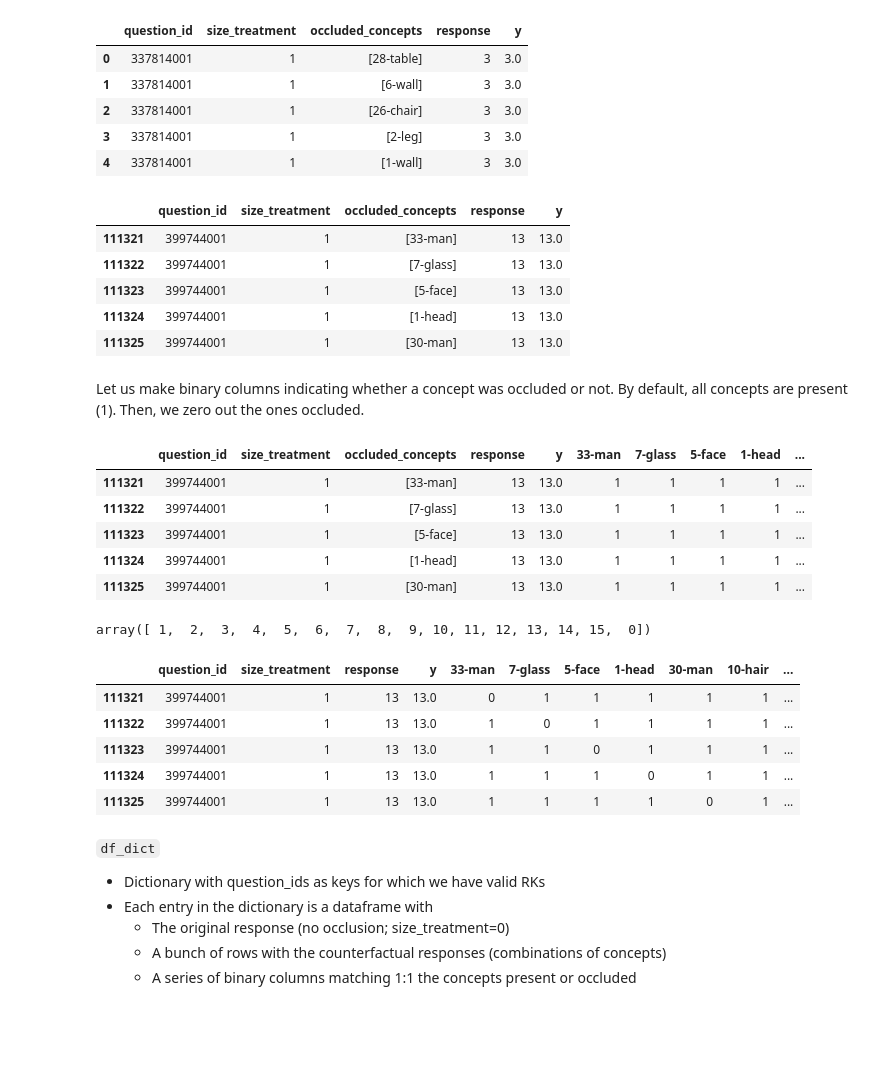
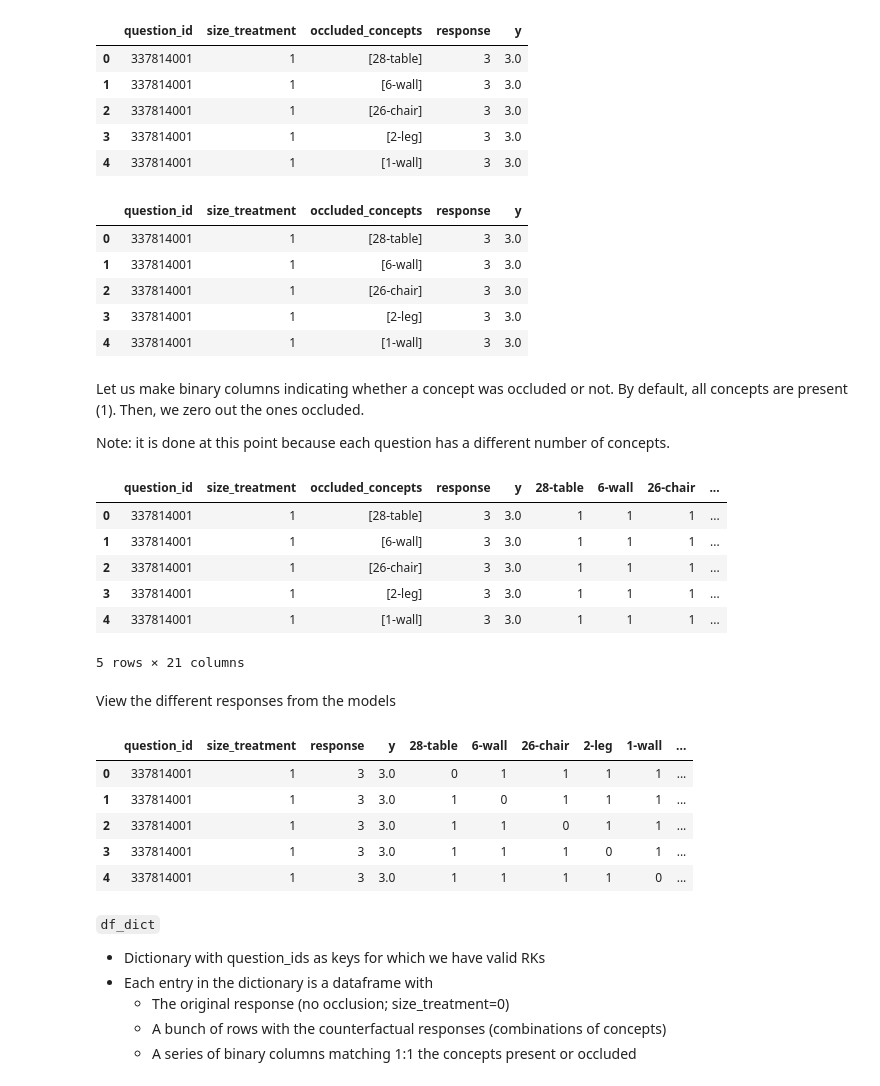
Before and after one commit to LCorti/vlm_diagnosis, a Jupyter notebook: causal_analysis/causal_effects.ipynb, the cells around one changed output. Drawn from its saved outputs; the diff is of its cells as text; code cells hidden in the pictures; blank space fills up the shorter version.

````diff
--- a/causal_analysis/causal_effects.ipynb
+++ b/causal_analysis/causal_effects.ipynb
@@ -39,12 +45,12 @@ Load responses_counter
 # TODO: change this to Path(__file__).parent for script
 base_dir = Path("../")
 resps_path = rk_config.get_parsed_rk_paths(MODEL, DATASET).format(PROMPT_VERSION)
-resps_path = base_dir.joinpath(resps_path)
+resps_path = base_dir.joinpath(resps_path).resolve()
 print(resps_path)
 resps = load_jsonl(resps_path)
 
 alt_resps_path = rk_config.get_counterfactual_rk_paths(MODEL, DATASET)
-alt_resps_path = base_dir.joinpath(alt_resps_path)
+alt_resps_path = base_dir.joinpath(alt_resps_path).resolve()
 print(alt_resps_path)
 alt_resps = load_jsonl(alt_resps_path)
 # %% [output]
@@ -106,0 +115,2 @@ df.head()
+# %%
+df["response"] = df["response"].apply(lambda x: x.lower())
@@ -124,0 +153,16 @@ dict_concepts = {
+# %%
+def fix_word_numbers(parser, x):
+    try:
+        res = int(x)
+    except Exception as _:
+        res = parser.parse(x)
+        if not res:
+            res = x  # If parse fails, it is probably a string
+        else:
+            res = int(res)  # If parse works, make sure an int is returned
+    finally:
+        return res
+
+
+w2n = Word2Num()
+df["response"] = df["response"].apply(lambda x: fix_word_numbers(w2n, x))
@@ -158,35 +211,34 @@ df.head()
 # Make dictionary of dataframes w.r.t. question id
 df_dict = {q_idx: df[df["question_id"] == q_idx] for q_idx in dict_counter_resp}
 # %%
-df_dict[399744001].head()
+df_dict[337814001].head()
 # %% [output]
 |  | question_id | size_treatment | occluded_concepts | response | y |
-| 111321 | 399744001 | 1 | [33-man] | 13 | 13.0 |
-| 111322 | 399744001 | 1 | [7-glass] | 13 | 13.0 |
-| 111323 | 399744001 | 1 | [5-face] | 13 | 13.0 |
-| 111324 | 399744001 | 1 | [1-head] | 13 | 13.0 |
-| 111325 | 399744001 | 1 | [30-man] | 13 | 13.0 |
+| 0 | 337814001 | 1 | [28-table] | 3 | 3.0 |
+| 1 | 337814001 | 1 | [6-wall] | 3 | 3.0 |
+| 2 | 337814001 | 1 | [26-chair] | 3 | 3.0 |
+| 3 | 337814001 | 1 | [2-leg] | 3 | 3.0 |
+| 4 | 337814001 | 1 | [1-wall] | 3 | 3.0 |
 # %% [markdown]
 Let us make binary columns indicating whether a concept was occluded or not.
 By default, all concepts are present (1). Then, we zero out the ones occluded.
+
+Note: it is done at this point because each question has a different number of concepts.
 # %%
 # Adding 1 column (of zeros) to each sub-dataframe for each concept found
 for q_idx in df_dict:
     for concept in dict_concepts[q_idx]:
         df_dict[q_idx][concept] = 1
 # %%
-df_dict[399744001].head()
+df_dict[337814001].head()
 # %% [output]
-|  | question_id | size_treatment | occluded_concepts | response | y | 33-man | 7-glass | 5-face | 1-head | ... |
-| 111321 | 399744001 | 1 | [33-man] | 13 | 13.0 | 1 | 1 | 1 | 1 | ... |
-| 111322 | 399744001 | 1 | [7-glass] | 13 | 13.0 | 1 | 1 | 1 | 1 | ... |
-| 111323 | 399744001 | 1 | [5-face] | 13 | 13.0 | 1 | 1 | 1 | 1 | ... |
-| 111324 | 399744001 | 1 | [1-head] | 13 | 13.0 | 1 | 1 | 1 | 1 | ... |
-| 111325 | 399744001 | 1 | [30-man] | 13 | 13.0 | 1 | 1 | 1 | 1 | ... |
+|  | question_id | size_treatment | occluded_concepts | response | y | 28-table | 6-wall | 26-chair | ... |
+| 0 | 337814001 | 1 | [28-table] | 3 | 3.0 | 1 | 1 | 1 | ... |
+| 1 | 337814001 | 1 | [6-wall] | 3 | 3.0 | 1 | 1 | 1 | ... |
+| 2 | 337814001 | 1 | [26-chair] | 3 | 3.0 | 1 | 1 | 1 | ... |
+| 3 | 337814001 | 1 | [2-leg] | 3 | 3.0 | 1 | 1 | 1 | ... |
+| 4 | 337814001 | 1 | [1-wall] | 3 | 3.0 | 1 | 1 | 1 | ... |
+5 rows × 21 columns
-# %%
-df_dict[399744001]["size_treatment"].unique()
-# %% [output]
-array([ 1,  2,  3,  4,  5,  6,  7,  8,  9, 10, 11, 12, 13, 14, 15,  0])
 # %%
 # Correcting the dataframes based on occlusions
 for q_idx in df_dict:
@@ -195,3 +247,5 @@ for q_idx in df_dict:
         for c in curr_concepts:
             df_dict[q_idx].loc[id, c] = 0
     df_dict[q_idx].drop(["occluded_concepts"], axis=1, inplace=True)
+# %% [markdown]
+View the different responses from the models
@@ -198,12 +256,12 @@ for q_idx in df_dict:
 # %%
-df_dict[399744001].head()
+df_dict[337814001].head()
 # %% [output]
-|  | question_id | size_treatment | response | y | 33-man | 7-glass | 5-face | 1-head | 30-man | 10-hair | ... |
-| 111321 | 399744001 | 1 | 13 | 13.0 | 0 | 1 | 1 | 1 | 1 | 1 | ... |
-| 111322 | 399744001 | 1 | 13 | 13.0 | 1 | 0 | 1 | 1 | 1 | 1 | ... |
-| 111323 | 399744001 | 1 | 13 | 13.0 | 1 | 1 | 0 | 1 | 1 | 1 | ... |
-| 111324 | 399744001 | 1 | 13 | 13.0 | 1 | 1 | 1 | 0 | 1 | 1 | ... |
-| 111325 | 399744001 | 1 | 13 | 13.0 | 1 | 1 | 1 | 1 | 0 | 1 | ... |
+|  | question_id | size_treatment | response | y | 28-table | 6-wall | 26-chair | 2-leg | 1-wall | ... |
+| 0 | 337814001 | 1 | 3 | 3.0 | 0 | 1 | 1 | 1 | 1 | ... |
+| 1 | 337814001 | 1 | 3 | 3.0 | 1 | 0 | 1 | 1 | 1 | ... |
+| 2 | 337814001 | 1 | 3 | 3.0 | 1 | 1 | 0 | 1 | 1 | ... |
+| 3 | 337814001 | 1 | 3 | 3.0 | 1 | 1 | 1 | 0 | 1 | ... |
+| 4 | 337814001 | 1 | 3 | 3.0 | 1 | 1 | 1 | 1 | 0 | ... |
 # %% [markdown]
 ```df_dict```
 - Dictionary with question_ids as keys for which we have valid RKs
````
Also changed, not shown: parts of 25 cells of this notebook.
